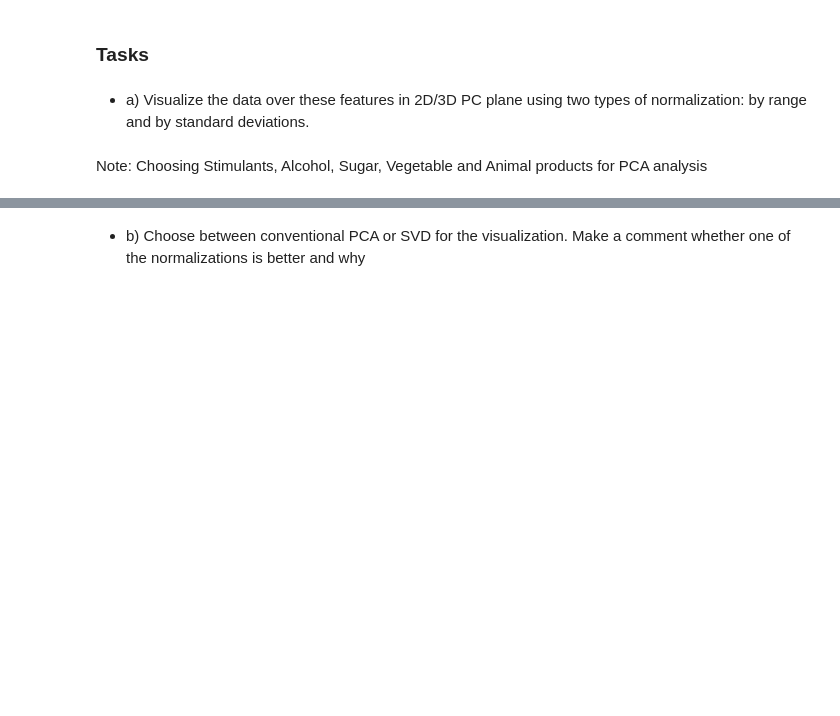
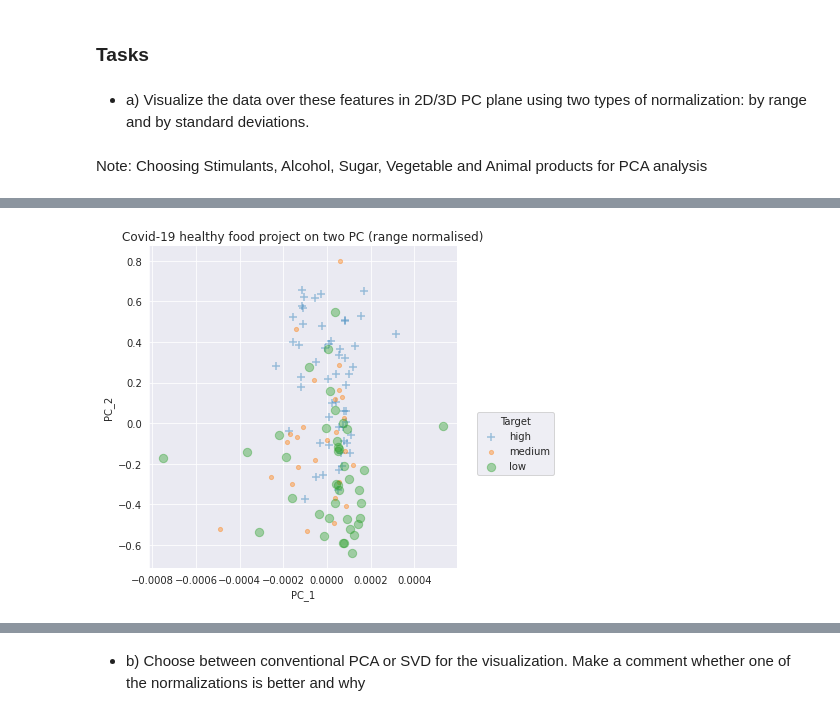
Before and after one commit to Migaalee/PAD, a Jupyter notebook: PAD_project1.ipynb, the cells around one changed output, grey strips where cells are left out. Saved outputs shown, nothing was run; the diff lists cells and outputs as text; code cells hidden in the pictures; blank space fills up the shorter version.

```diff
--- a/PAD_project1.ipynb
+++ b/PAD_project1.ipynb
@@ -607,0 +718,3 @@ Note: Choosing Stimulants, Alcohol, Sugar, Vegetable and Animal products for PCA
+# %%
+#x_pca = data[['Vegetal Products', 'Stimulants', 'Alcoholic Beverages','Sugar & Sweeteners','Animal Products']].values
+x_pca = data[['Vegetal Products', 'Animal Products','Alcoholic Beverages']].values
@@ -607,0 +723,6 @@ Note: Choosing Stimulants, Alcohol, Sugar, Vegetable and Animal products for PCA
+# %%
+#Normalize the data by range
+means = x_pca.mean(axis=0)
+Rmax = x_pca.max(axis=0)
+Rmin = x_pca.min(axis=0)
+x_norm_range = (x_pca - means)/(Rmax - Rmin)
@@ -607,0 +734,15 @@ Note: Choosing Stimulants, Alcohol, Sugar, Vegetable and Animal products for PCA
+# %%
+## Covariance matrix of the z-score normalized dataset
+covmatrix_r = np.cov(x_norm_range.T)
+
+## Obtain the eingenvalues and eingenvectors of covariance matrix
+# The eigenvalues are not necessarily ordered
+e_r, v_r = np.linalg.eig(covmatrix_r)
+
+# order descendingly by largest eigenvalue
+order_r = np.argsort((np.argsort(e_r) * -1))
+e_r = e_r[order_r]
+v_r = v_r[:,order_r]
+
+print('Eigenvectors \n%s' %e_r)
+print('\nEigenvalues \n%s' %v_r)
@@ -607,0 +780,3 @@ Note: Choosing Stimulants, Alcohol, Sugar, Vegetable and Animal products for PCA
+# %%
+# generate PCA component space (PCA scores) for range normalised data
+pc_r = np.dot(x_norm_range, v_r)
@@ -607,0 +786,20 @@ Note: Choosing Stimulants, Alcohol, Sugar, Vegetable and Animal products for PCA
+# %%
+# set data to a Pandas Dataframa to ease plotting
+names = ["PC_"+str(x+1) for x in range(pc_r.shape[1])]
+names.append('covid_classes')
+data_pca_r = pd.DataFrame(data= np.c_[pc_r, target],
+                     columns=names)
+
+
+ax = sns.lmplot('PC_1',
+                'PC_2',
+                data=data_pca_r,
+                hue='covid_classes',
+                markers=['+','.','o'],
+                fit_reg=False,
+                scatter_kws={'alpha':0.4, "s": 70},
+                legend_out=False)
+plt.title('Covid-19 healthy food project on two PC (range normalised)')
+plt.legend(bbox_to_anchor=(1.05, 0.5), title='Target');
+# %% [output]
+[figure, added]
```
Also changed, not shown: parts of 46 cells of this notebook.
